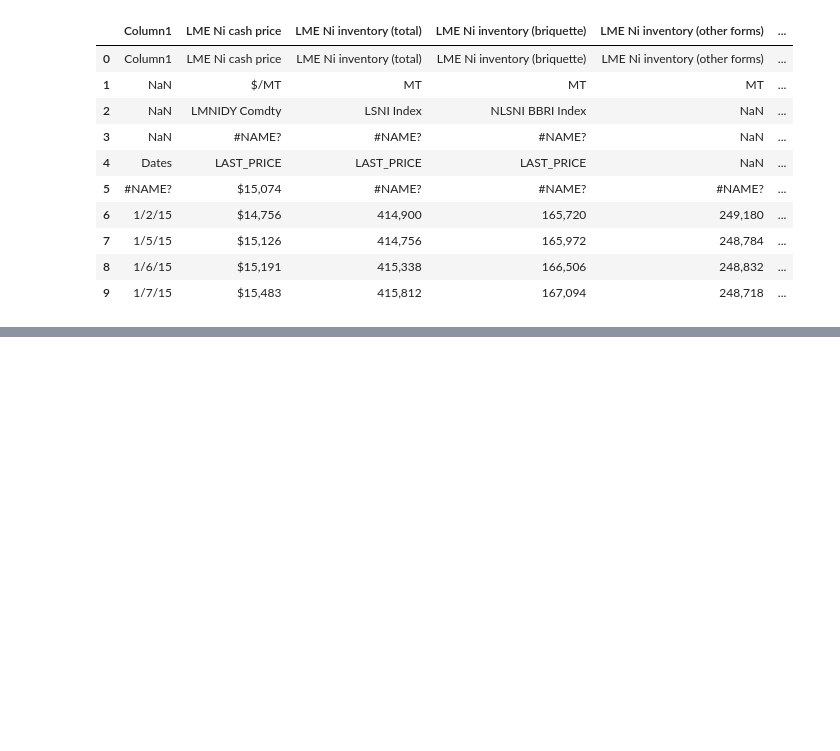
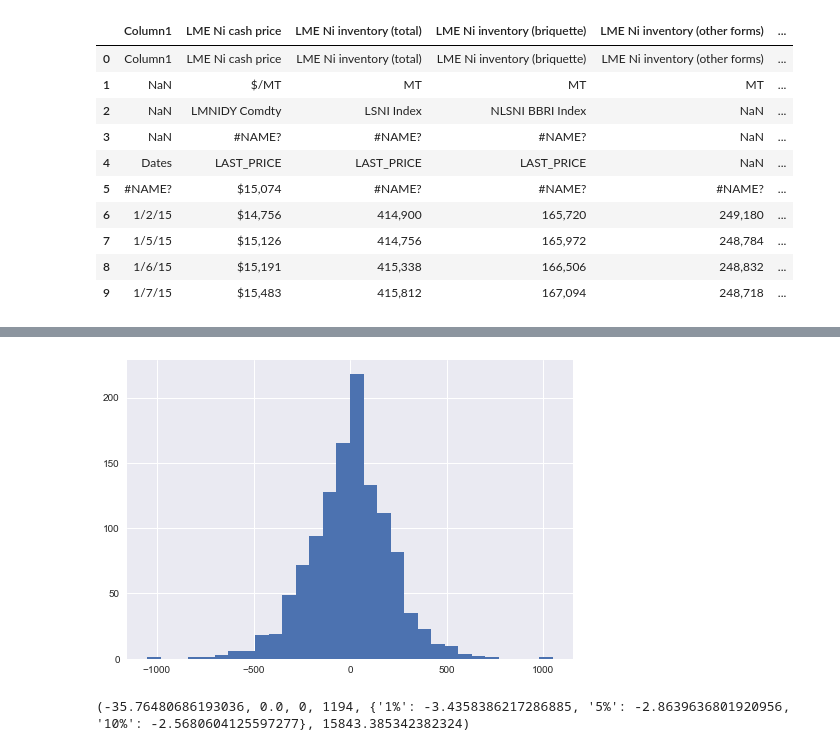
Before and after one commit to chiemiko/metals-research, a Jupyter notebook: ARIMA practice.ipynb, the cells around one changed output, grey strips where cells are left out. Saved outputs shown, nothing was run; the diff lists cells and outputs as text; code cells hidden in the pictures; blank space fills up the shorter version.

```diff
--- a/ARIMA practice.ipynb
+++ b/ARIMA practice.ipynb
@@ -31,0 +170,11 @@ df.head()
+# %%
+nickel_stationary.hist(bins=30)
+plt.show()
+# %% [output]
+[figure, added]
+# %%
+results = adfuller(nickel_stationary)
+
+print(results)
+# %% [output]
+(-35.76480686193036, 0.0, 0, 1194, {'1%': -3.4358386217286885, '5%': -2.8639636801920956, '10%': -2.5680604125597277}, 15843.385342382324)
```
Also changed, not shown: parts of 34 cells of this notebook.
